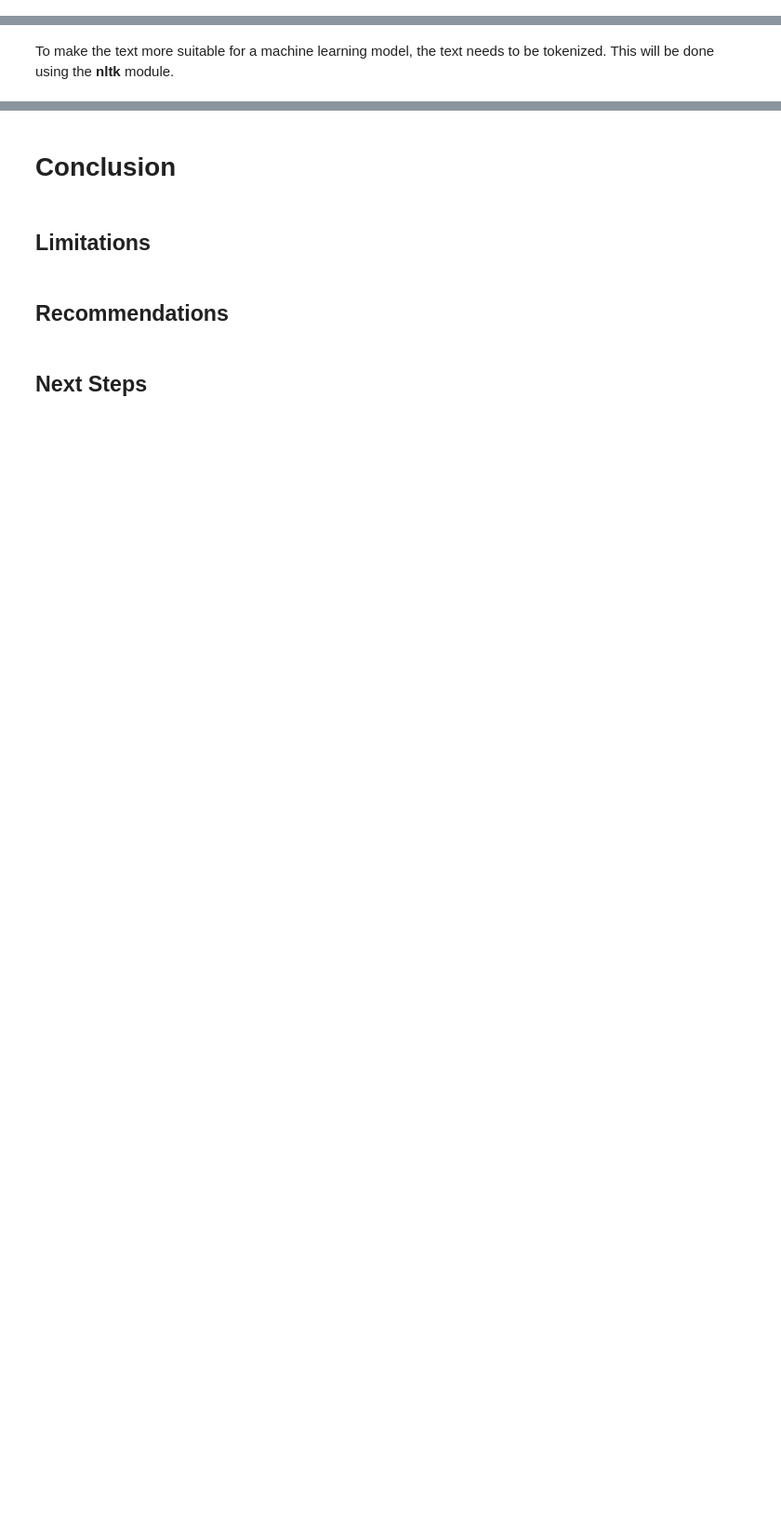
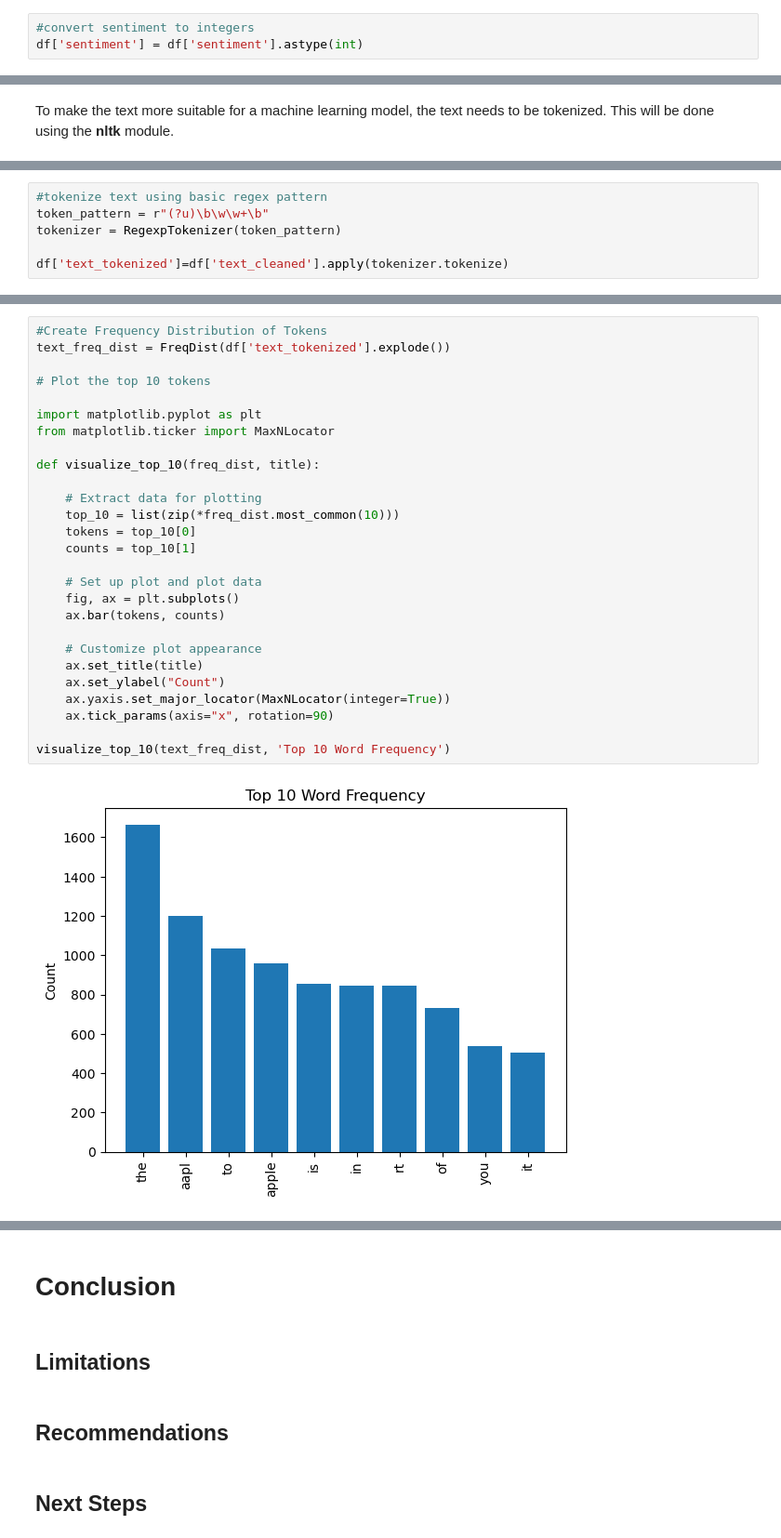
Before and after one commit to mkearns17/NLP_Project, a Jupyter notebook: notebook.ipynb, the cells around one changed output, grey strips where cells are left out. Shown at 93% size. Cells and saved outputs as stored; diff of their text form; blank space fills up the shorter version.

Commit message:
Data Preprocessing

```diff
--- a/notebook.ipynb
+++ b/notebook.ipynb
@@ -93,3 +93,6 @@ sentiment
 1    0.320452
 5    0.111199
 Name: proportion, dtype: float64
+# %%
+#convert sentiment to integers
+df['sentiment'] = df['sentiment'].astype(int)
@@ -105,0 +133,6 @@ import re
+# %%
+#tokenize text using basic regex pattern
+token_pattern = r"(?u)\b\w\w+\b"
+tokenizer = RegexpTokenizer(token_pattern)
+
+df['text_tokenized']=df['text_cleaned'].apply(tokenizer.tokenize)
@@ -105,0 +165,29 @@ import re
+# %%
+#Create Frequency Distribution of Tokens
+text_freq_dist = FreqDist(df['text_tokenized'].explode())
+
+# Plot the top 10 tokens
+
+import matplotlib.pyplot as plt
+from matplotlib.ticker import MaxNLocator
+
+def visualize_top_10(freq_dist, title):
+
+    # Extract data for plotting
+    top_10 = list(zip(*freq_dist.most_common(10)))
+    tokens = top_10[0]
+    counts = top_10[1]
+
+    # Set up plot and plot data
+    fig, ax = plt.subplots()
+    ax.bar(tokens, counts)
+
+    # Customize plot appearance
+    ax.set_title(title)
+    ax.set_ylabel("Count")
+    ax.yaxis.set_major_locator(MaxNLocator(integer=True))
+    ax.tick_params(axis="x", rotation=90)
+
+visualize_top_10(text_freq_dist, 'Top 10 Word Frequency')
+# %% [output]
+[figure, added]
```
Also changed, not shown: parts of 11 cells of this notebook.
